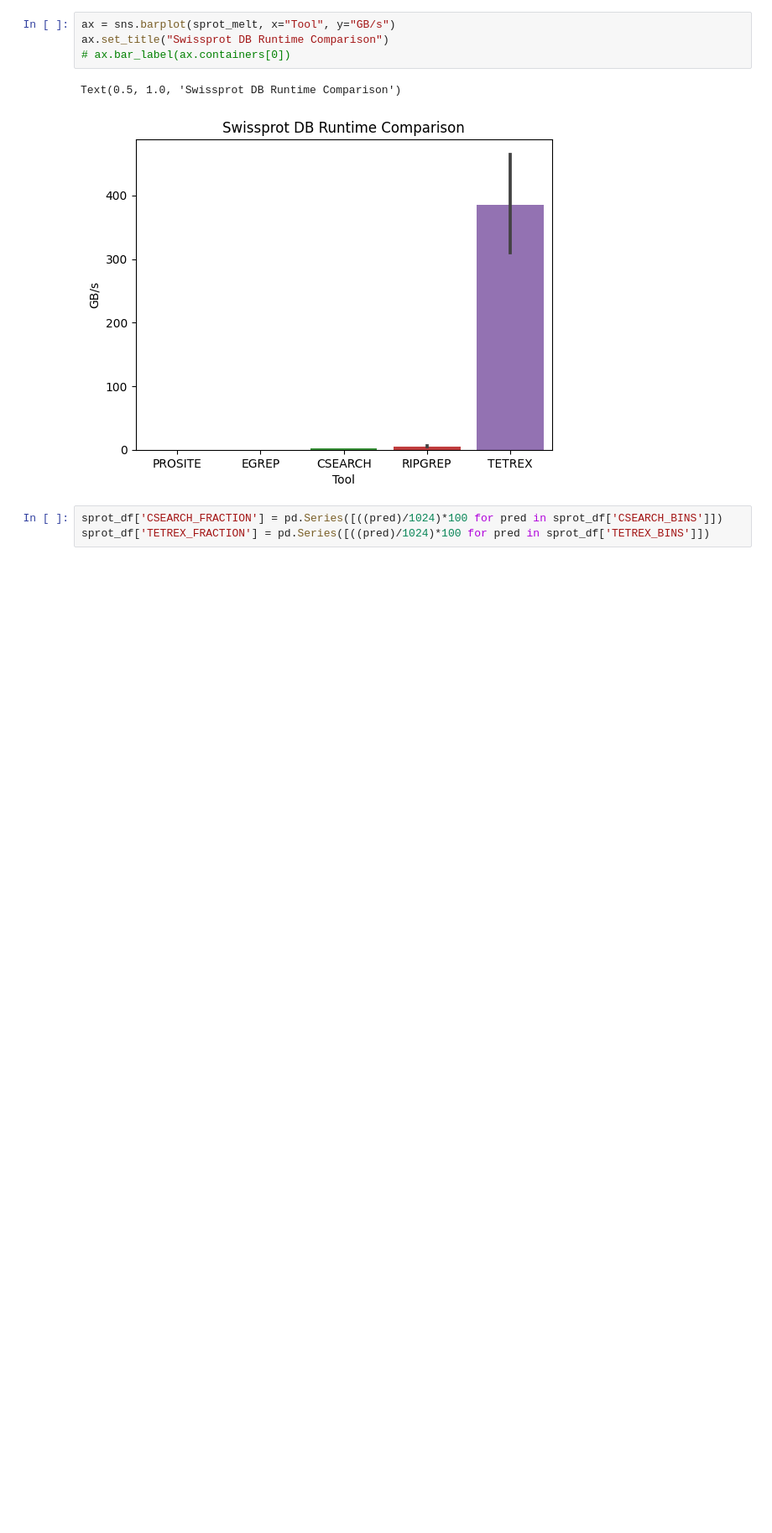
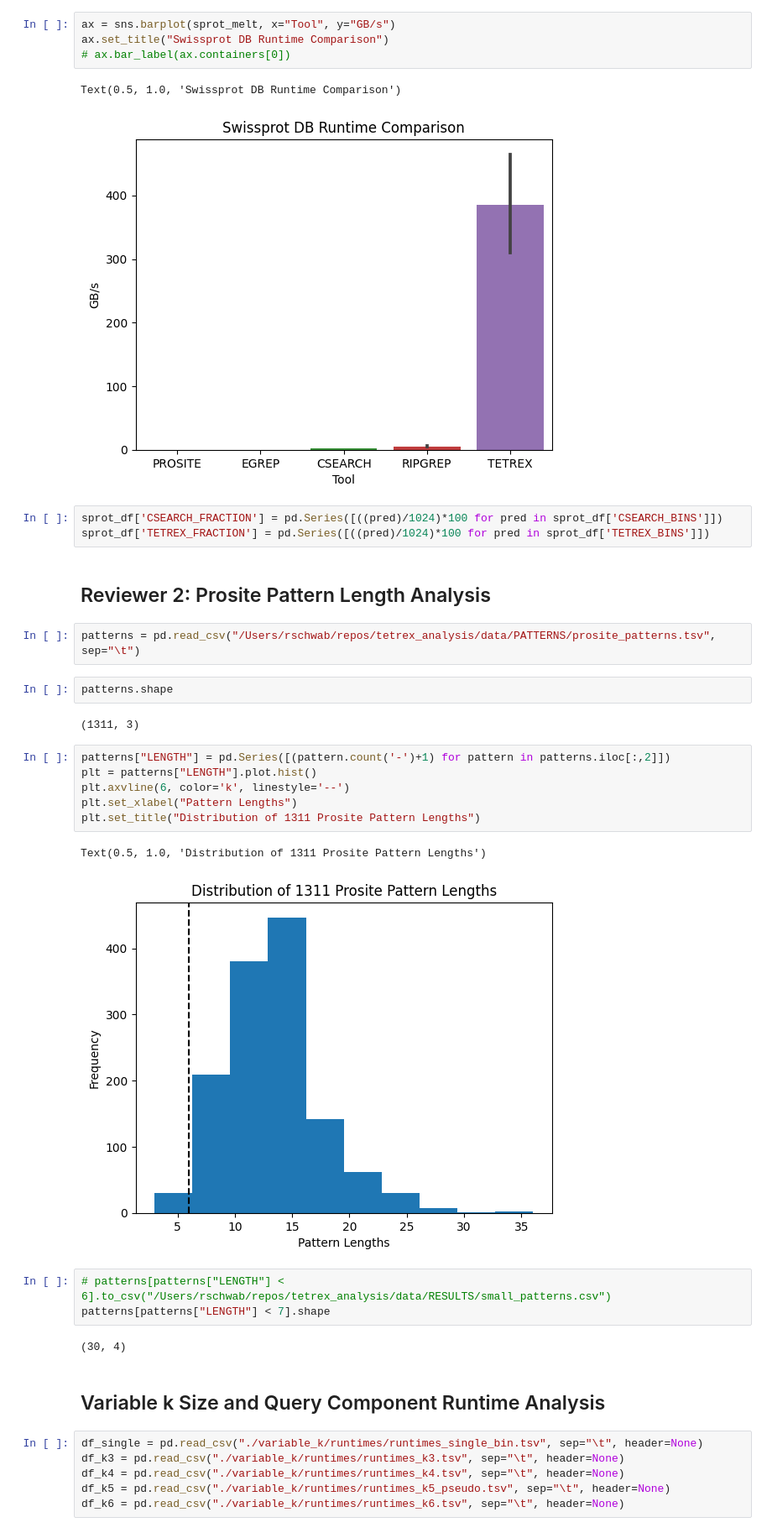
Before and after one commit to remyschwab/tetrex_analysis, a Jupyter notebook: visualization_eval.ipynb, the cells around one changed output. Shown at 84% size. Saved outputs shown, nothing was run; the diff lists cells and outputs as text; blank space fills up the shorter version.

Commit message:
Track variable k analysis

```diff
--- a/visualization_eval.ipynb
+++ b/visualization_eval.ipynb
@@ -624,3 +628,33 @@ Text(0.5, 1.0, 'Swissprot DB Runtime Comparison')
 # %%
 sprot_df['CSEARCH_FRACTION'] = pd.Series([((pred)/1024)*100 for pred in sprot_df['CSEARCH_BINS']])
 sprot_df['TETREX_FRACTION'] = pd.Series([((pred)/1024)*100 for pred in sprot_df['TETREX_BINS']])
+# %% [markdown]
+## Reviewer 2: Prosite Pattern Length Analysis
+# %%
+patterns = pd.read_csv("/Users/rschwab/repos/tetrex_analysis/data/PATTERNS/prosite_patterns.tsv", sep="\t")
+# %%
+patterns.shape
+# %% [output]
+(1311, 3)
+# %%
+patterns["LENGTH"] = pd.Series([(pattern.count('-')+1) for pattern in patterns.iloc[:,2]])
+plt = patterns["LENGTH"].plot.hist()
+plt.axvline(6, color='k', linestyle='--')
+plt.set_xlabel("Pattern Lengths")
+plt.set_title("Distribution of 1311 Prosite Pattern Lengths")
+# %% [output]
+Text(0.5, 1.0, 'Distribution of 1311 Prosite Pattern Lengths')
+[figure, added]
+# %%
+# patterns[patterns["LENGTH"] < 6].to_csv("/Users/rschwab/repos/tetrex_analysis/data/RESULTS/small_patterns.csv")
+patterns[patterns["LENGTH"] < 7].shape
+# %% [output]
+(30, 4)
+# %% [markdown]
+## Variable k Size and Query Component Runtime Analysis
+# %%
+df_single = pd.read_csv("./variable_k/runtimes/runtimes_single_bin.tsv", sep="\t", header=None)
+df_k3 = pd.read_csv("./variable_k/runtimes/runtimes_k3.tsv", sep="\t", header=None)
+df_k4 = pd.read_csv("./variable_k/runtimes/runtimes_k4.tsv", sep="\t", header=None)
+df_k5 = pd.read_csv("./variable_k/runtimes/runtimes_k5_pseudo.tsv", sep="\t", header=None)
+df_k6 = pd.read_csv("./variable_k/runtimes/runtimes_k6.tsv", sep="\t", header=None)
```
Also changed, not shown: parts of 10 cells of this notebook, 2 other files.
